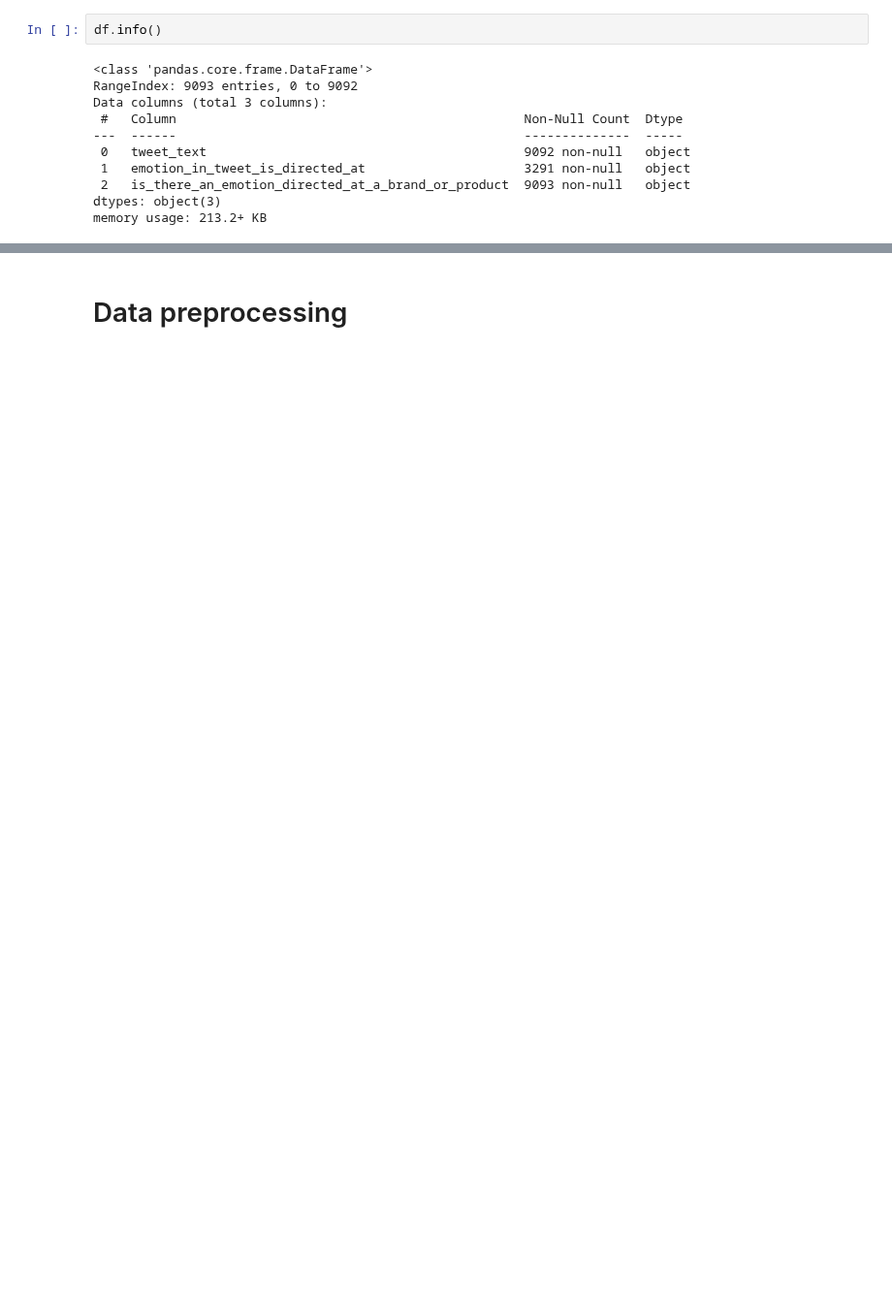
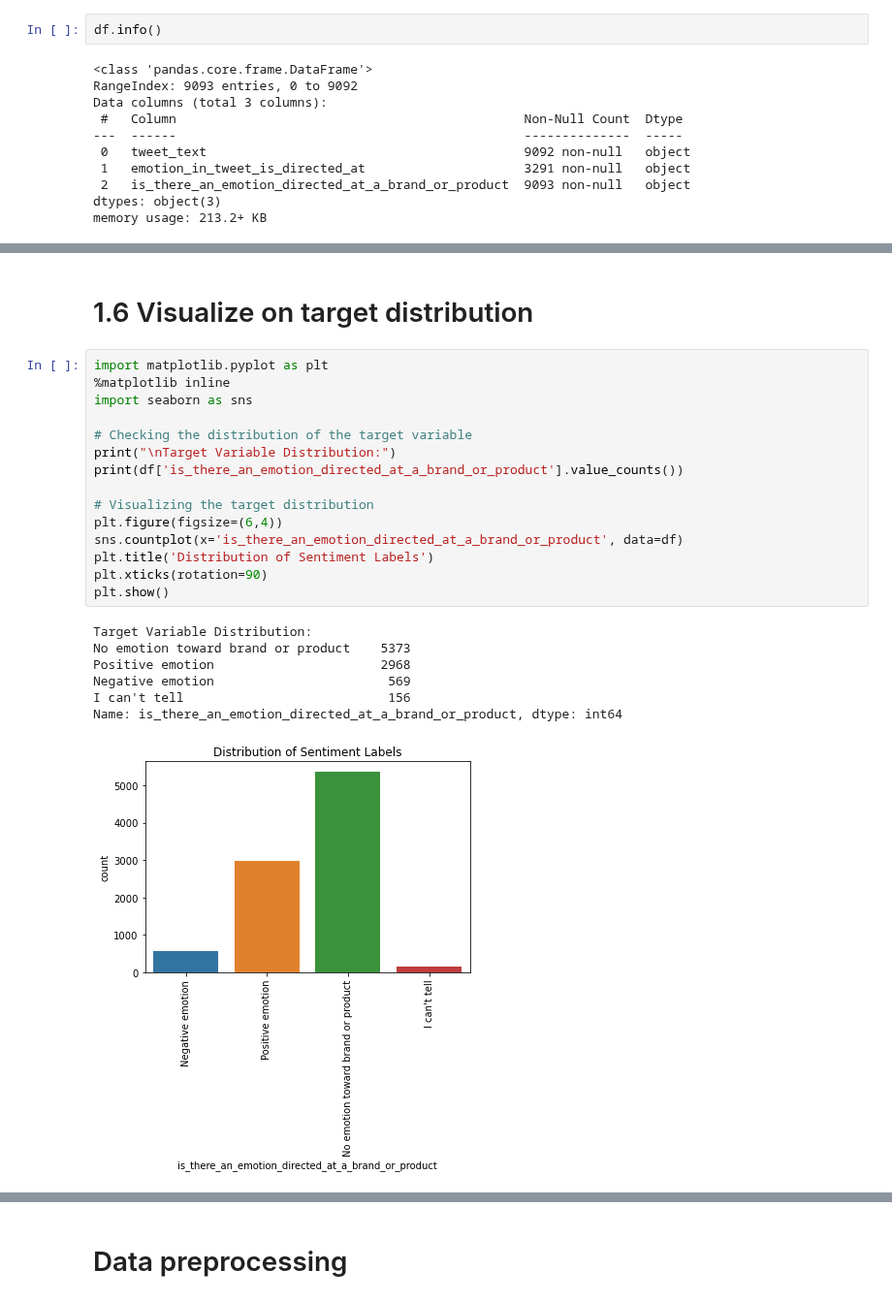
Before and after one commit to George-Chira/twitter-sentiment-analysis, a Jupyter notebook: notebooks/Catherine.ipynb, the cells around one changed output, grey strips where cells are left out. Shown at 97% size. Drawn from its saved outputs; the diff is of its cells as text; blank space fills up the shorter version.

```diff
--- a/notebooks/Catherine.ipynb
+++ b/notebooks/Catherine.ipynb
@@ -58,0 +105,25 @@ memory usage: 213.2+ KB
+# %% [markdown]
+# 1.6 Visualize on target distribution
+# %%
+import matplotlib.pyplot as plt
+%matplotlib inline
+import seaborn as sns
+
+# Checking the distribution of the target variable
+print("\nTarget Variable Distribution:")
+print(df['is_there_an_emotion_directed_at_a_brand_or_product'].value_counts())
+
+# Visualizing the target distribution
+plt.figure(figsize=(6,4))
+sns.countplot(x='is_there_an_emotion_directed_at_a_brand_or_product', data=df)
+plt.title('Distribution of Sentiment Labels')
+plt.xticks(rotation=90)
+plt.show()
+# %% [output]
+Target Variable Distribution:
+No emotion toward brand or product    5373
+Positive emotion                      2968
+Negative emotion                       569
+I can't tell                           156
+Name: is_there_an_emotion_directed_at_a_brand_or_product, dtype: int64
+[figure, added]
```
Also changed, not shown: parts of 51 cells of this notebook.
